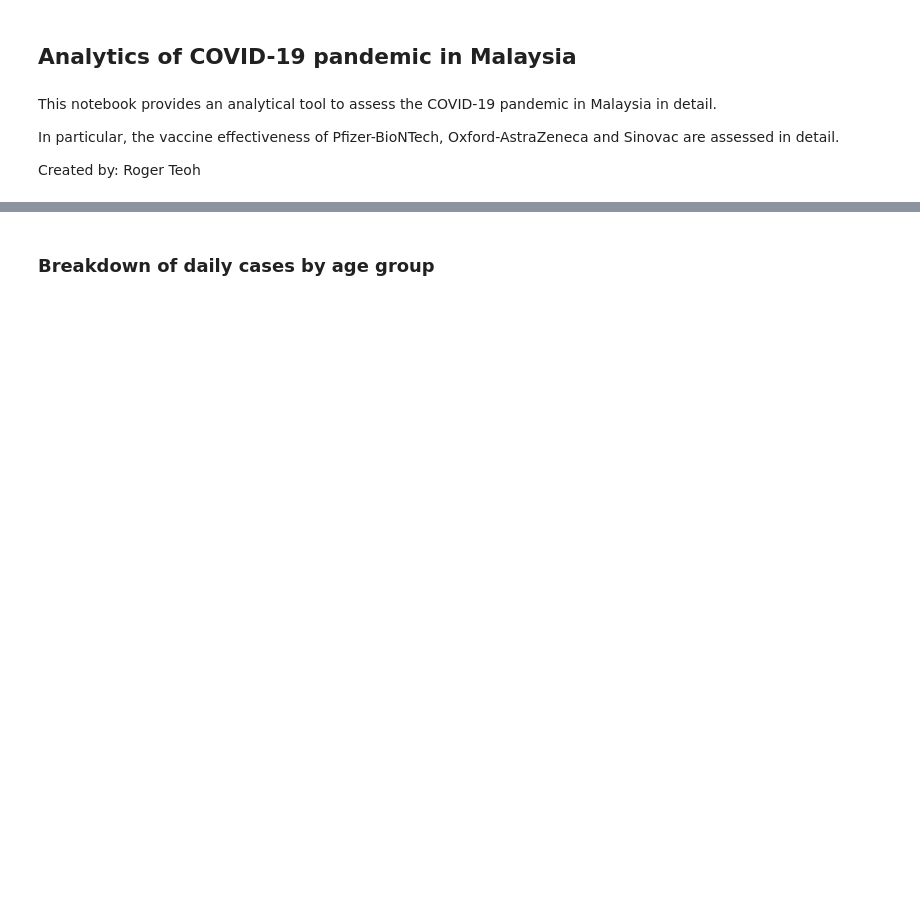
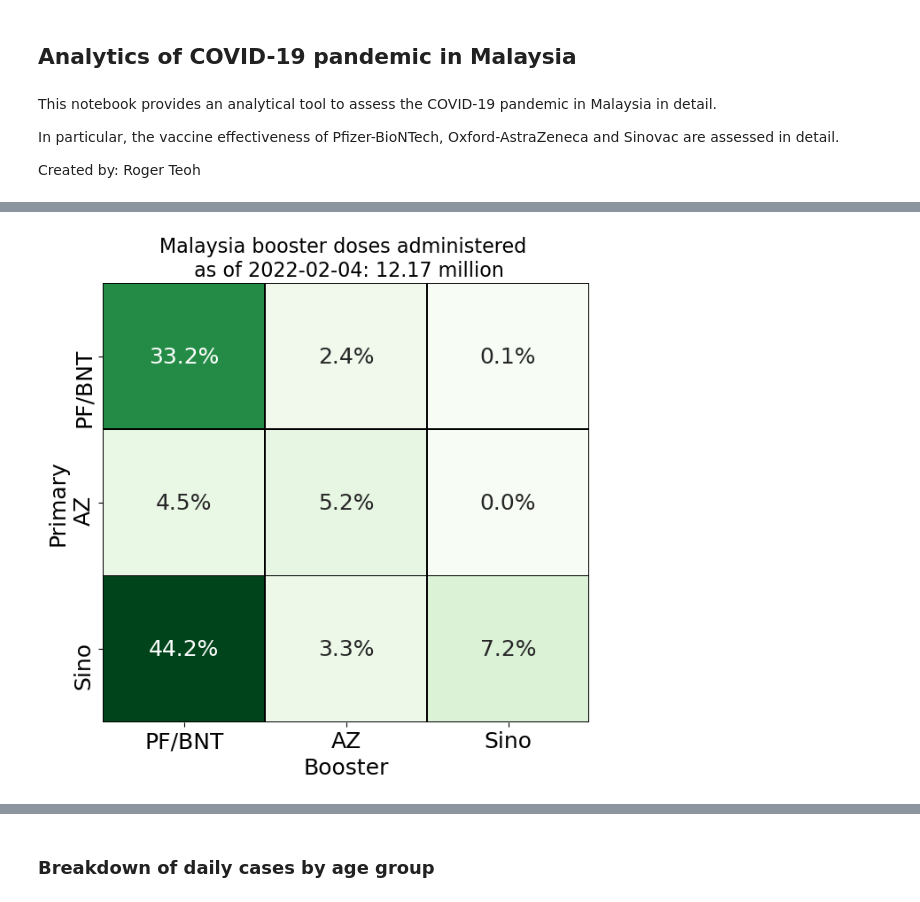
Before and after one commit to MoH-Malaysia/covid19-public, a Jupyter notebook: Malaysia COVID Statistics.ipynb, the cells around one changed output, grey strips where cells are left out. Drawn from its saved outputs; the diff is of its cells as text; code cells hidden in the pictures; blank space fills up the shorter version.

```diff
--- a/Malaysia COVID Statistics.ipynb
+++ b/Malaysia COVID Statistics.ipynb
@@ -8,0 +37,8 @@ Created by: Roger Teoh
+# %%
+from analytics.vax_booster import BoosterAnalytics
+
+boosters = BoosterAnalytics()
+# %%
+boosters.plot_booster_combination(percentage=True)
+# %% [output]
+[figure, added]
```
Also changed, not shown: parts of 18 cells of this notebook, 7 other files.
